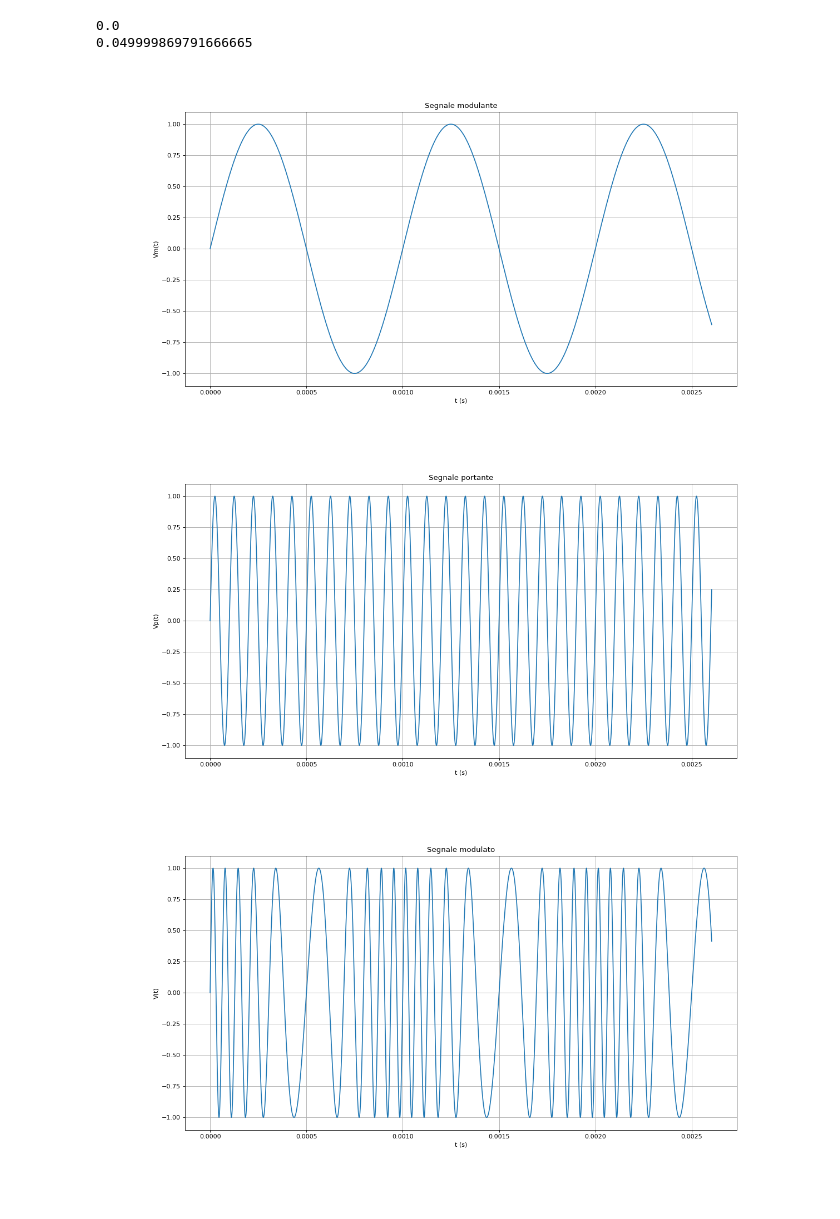
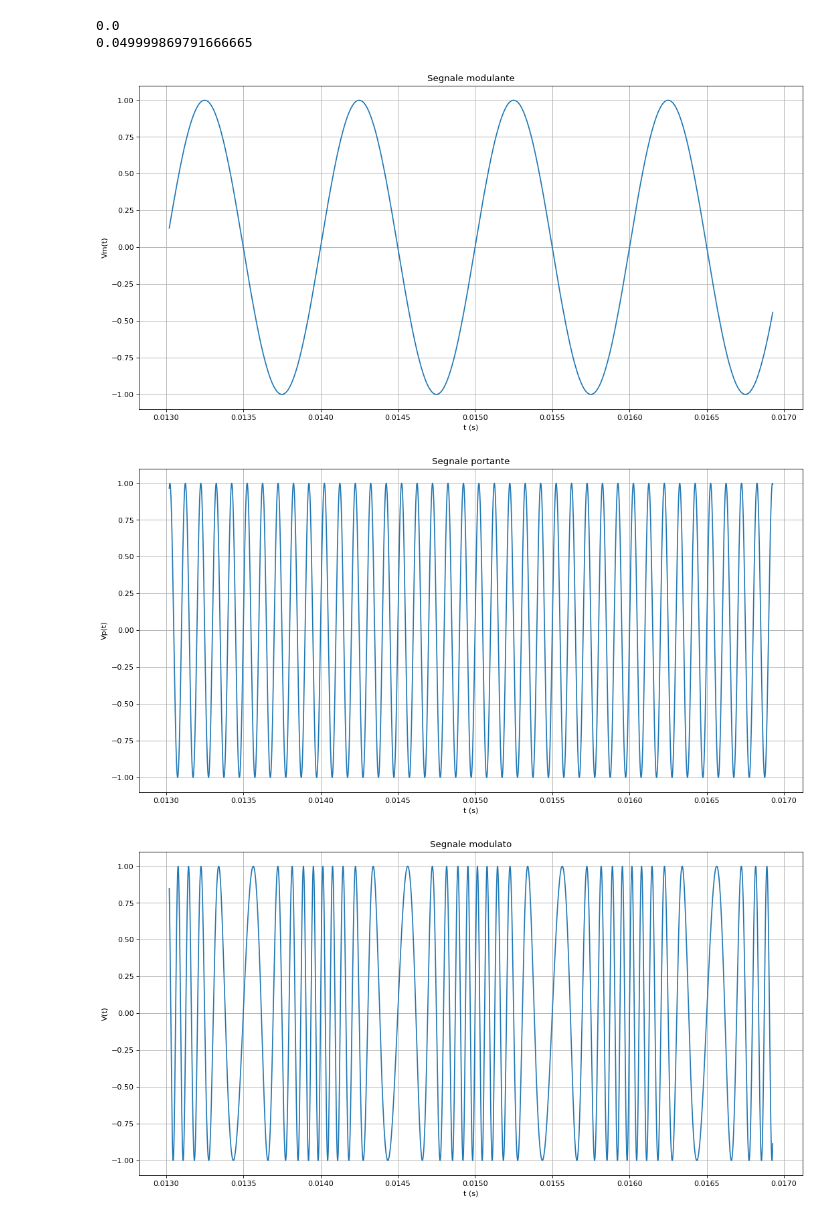
Before and after one commit to asdrubalini/fm-demodulator-dsp, a Jupyter notebook: fm_demodulator.ipynb, the cells around one changed output. Drawn from its saved outputs; the diff is of its cells as text; code cells hidden in the pictures.

```diff
--- a/fm_demodulator.ipynb
+++ b/fm_demodulator.ipynb
@@ -10,5 +9,6 @@ MODULATION_INDEX = 1.0
 
 SAMPLES = 384_000.0
 
-PLOT_SAMPLES = 20_000
+PLOT_OFFSET = 100_000
+PLOT_SAMPLES = 30_000 + PLOT_OFFSET
 PLOT_SCALE = (16, 8)
@@ -29,13 +38,13 @@ modulator = np.sin(2.0 * np.pi * MODULATOR_FREQUENCY * time) * MODULATION_INDEX
 plt.figure(figsize=PLOT_SCALE, dpi=80)
 plt.grid(True)
 plt.title('Segnale modulante')
-plt.plot(time[:PLOT_SAMPLES], modulator[:PLOT_SAMPLES])
+plt.plot(time[PLOT_OFFSET:PLOT_SAMPLES], modulator[PLOT_OFFSET:PLOT_SAMPLES])
 plt.ylabel('Vm(t)')
 plt.xlabel('t (s)')
 
 plt.savefig('doc/images/modulante.png')
 # %% [output]
-[figure, old version]
+[figure, new version]
 # %%
 # Carrier signal
 carrier = np.sin(2.0 * np.pi * CARRIER_FREQUENCY * time)
@@ -43,30 +52,30 @@ carrier = np.sin(2.0 * np.pi * CARRIER_FREQUENCY * time)
 plt.figure(figsize=PLOT_SCALE, dpi=80)
 plt.grid(True)
 plt.title('Segnale portante')
-plt.plot(time[:PLOT_SAMPLES], carrier[:PLOT_SAMPLES])
+plt.plot(time[PLOT_OFFSET:PLOT_SAMPLES], carrier[PLOT_OFFSET:PLOT_SAMPLES])
 plt.ylabel('Vp(t)')
 plt.xlabel('t (s)')
 
 plt.savefig('doc/images/portante.png')
 # %% [output]
-[figure, old version]
+[figure, new version]
 # %%
 # Modulated signal
 modulated = np.zeros_like(modulator)
 
 for i, t in enumerate(time):
     modulated[i] = np.sin(2.0 * np.pi * (CARRIER_FREQUENCY * t + modulator[i]))
 
 plt.figure(figsize=PLOT_SCALE, dpi=80)
 plt.grid(True)
 plt.title('Segnale modulato')
-plt.plot(time[:PLOT_SAMPLES], modulated[:PLOT_SAMPLES])
+plt.plot(time[PLOT_OFFSET:PLOT_SAMPLES], modulated[PLOT_OFFSET:PLOT_SAMPLES])
 plt.ylabel('V(t)')
 plt.xlabel('t (s)')
 
 plt.savefig('doc/images/modulato.png')
 # %% [output]
-[figure, old version]
+[figure, new version]
 # %%
 # Filtered signal
 filtered = np.zeros_like(modulated)
```
Also changed, not shown: parts of 5 cells of this notebook, 13 other files.
